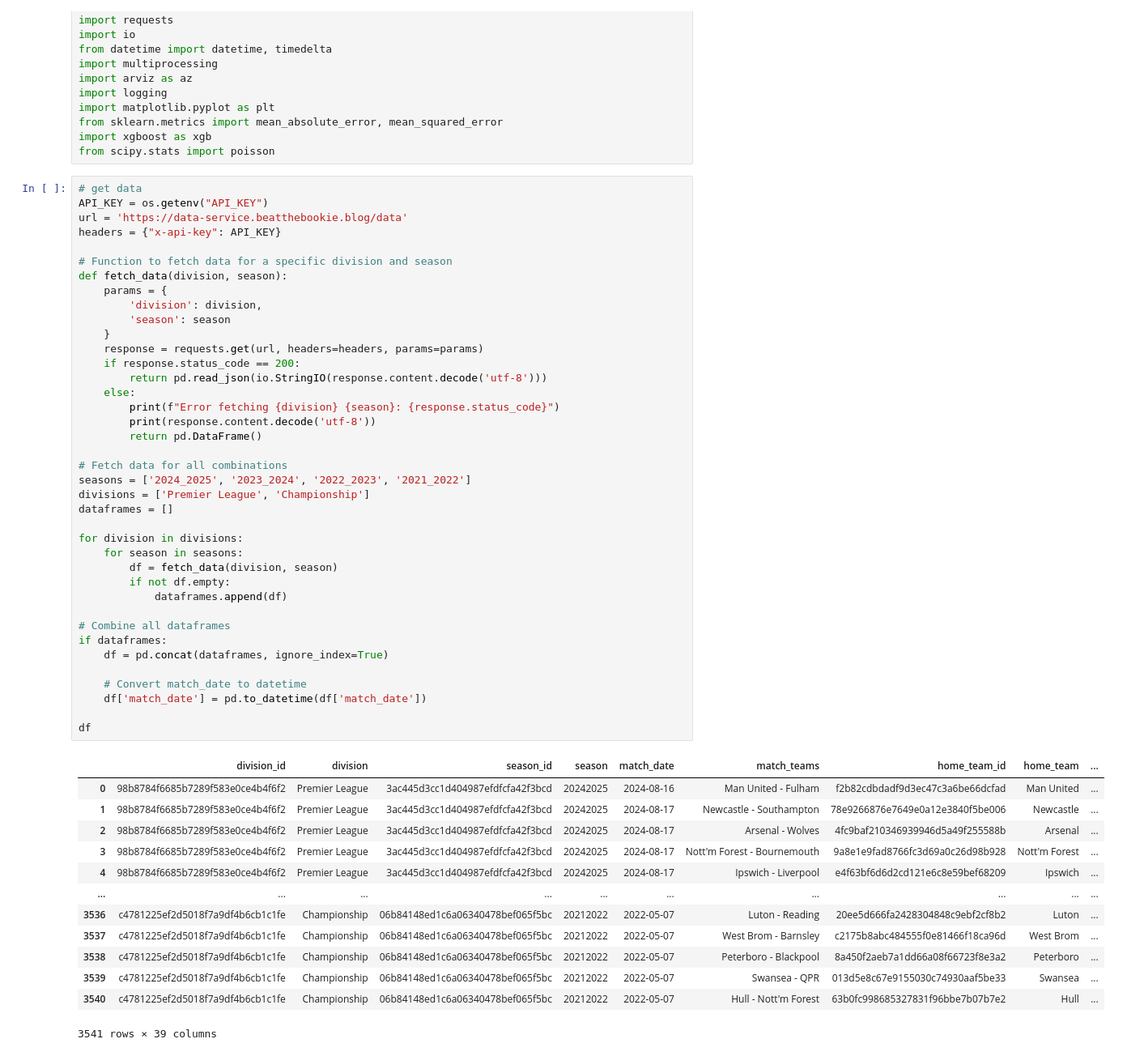
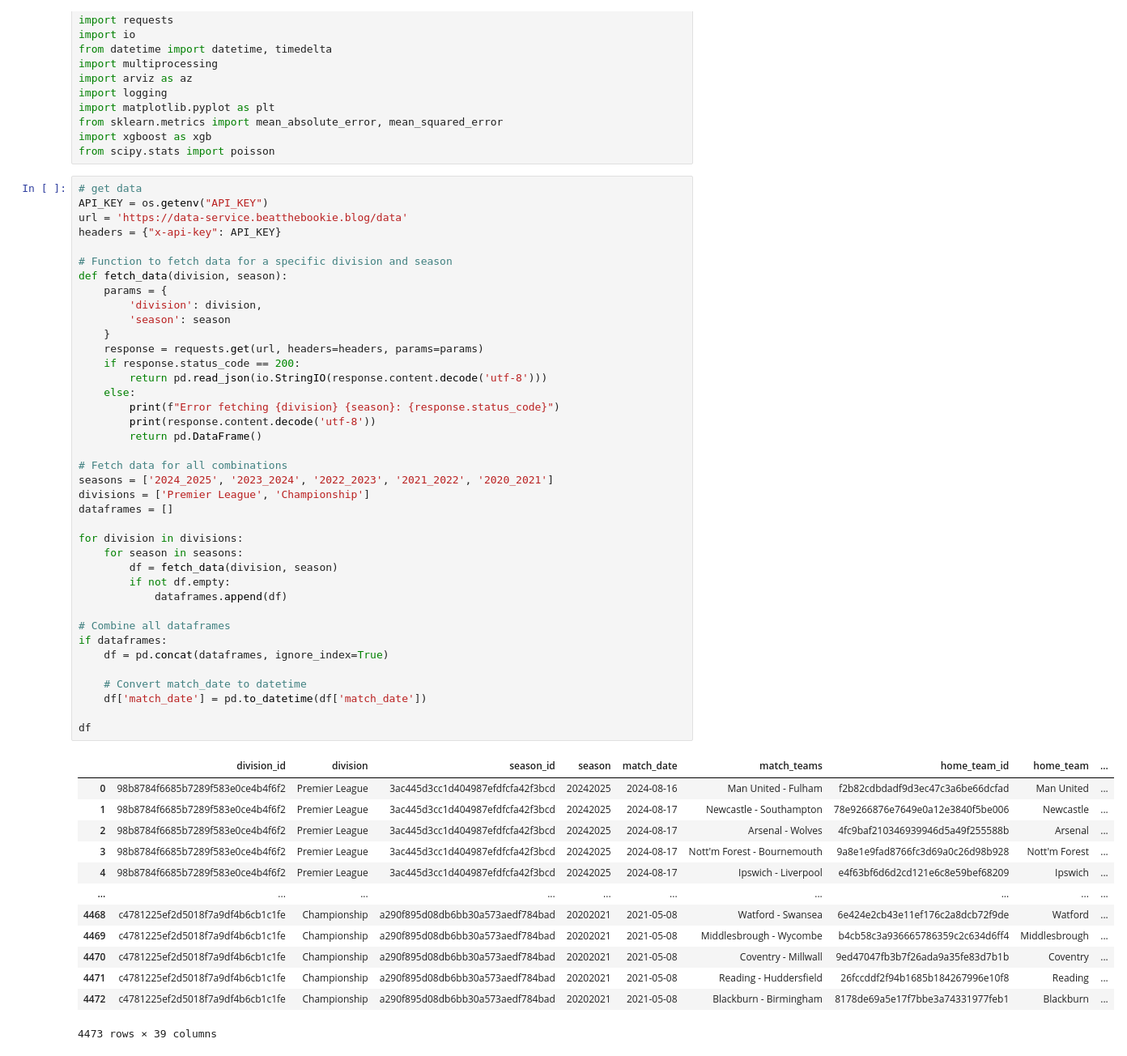
Before and after one commit to louis-porter/team-eval, a Jupyter notebook: ml/xgboost_model.ipynb, the cells around one changed output. Shown at 81% size. Drawn from its saved outputs; the diff is of its cells as text.

```diff
--- a/ml/xgboost_model.ipynb
+++ b/ml/xgboost_model.ipynb
@@ -31,40 +31,40 @@ def fetch_data(division, season):
         print(f"Error fetching {division} {season}: {response.status_code}")
         print(response.content.decode('utf-8'))
         return pd.DataFrame()
 
 # Fetch data for all combinations
-seasons = ['2024_2025', '2023_2024', '2022_2023', '2021_2022']
+seasons = ['2024_2025', '2023_2024', '2022_2023', '2021_2022', '2020_2021']
 divisions = ['Premier League', 'Championship']
 dataframes = []
 
 for division in divisions:
     for season in seasons:
         df = fetch_data(division, season)
         if not df.empty:
             dataframes.append(df)
 
 # Combine all dataframes
 if dataframes:
     df = pd.concat(dataframes, ignore_index=True)
 
     # Convert match_date to datetime
     df['match_date'] = pd.to_datetime(df['match_date'])
 
 df
 # %% [output]
 |  | division_id | division | season_id | season | match_date | match_teams | home_team_id | home_team | ... |
 | 0 | 98b8784f6685b7289f583e0ce4b4f6f2 | Premier League | 3ac445d3cc1d404987efdfcfa42f3bcd | 20242025 | 2024-08-16 | Man United - Fulham | f2b82cdbdadf9d3ec47c3a6be66dcfad | Man United | ... |
 | 1 | 98b8784f6685b7289f583e0ce4b4f6f2 | Premier League | 3ac445d3cc1d404987efdfcfa42f3bcd | 20242025 | 2024-08-17 | Newcastle - Southampton | 78e9266876e7649e0a12e3840f5be006 | Newcastle | ... |
 | 2 | 98b8784f6685b7289f583e0ce4b4f6f2 | Premier League | 3ac445d3cc1d404987efdfcfa42f3bcd | 20242025 | 2024-08-17 | Arsenal - Wolves | 4fc9baf210346939946d5a49f255588b | Arsenal | ... |
 | 3 | 98b8784f6685b7289f583e0ce4b4f6f2 | Premier League | 3ac445d3cc1d404987efdfcfa42f3bcd | 20242025 | 2024-08-17 | Nott'm Forest - Bournemouth | 9a8e1e9fad8766fc3d69a0c26d98b928 | Nott'm Forest | ... |
 | 4 | 98b8784f6685b7289f583e0ce4b4f6f2 | Premier League | 3ac445d3cc1d404987efdfcfa42f3bcd | 20242025 | 2024-08-17 | Ipswich - Liverpool | e4f63bf6d6d2cd121e6c8e59bef68209 | Ipswich | ... |
 | ... | ... | ... | ... | ... | ... | ... | ... | ... | ... |
-| 3536 | c4781225ef2d5018f7a9df4b6cb1c1fe | Championship | 06b84148ed1c6a06340478bef065f5bc | 20212022 | 2022-05-07 | Luton - Reading | 20ee5d666fa2428304848c9ebf2cf8b2 | Luton | ... |
-| 3537 | c4781225ef2d5018f7a9df4b6cb1c1fe | Championship | 06b84148ed1c6a06340478bef065f5bc | 20212022 | 2022-05-07 | West Brom - Barnsley | c2175b8abc484555f0e81466f18ca96d | West Brom | ... |
-| 3538 | c4781225ef2d5018f7a9df4b6cb1c1fe | Championship | 06b84148ed1c6a06340478bef065f5bc | 20212022 | 2022-05-07 | Peterboro - Blackpool | 8a450f2aeb7a1dd66a08f66723f8e3a2 | Peterboro | ... |
-| 3539 | c4781225ef2d5018f7a9df4b6cb1c1fe | Championship | 06b84148ed1c6a06340478bef065f5bc | 20212022 | 2022-05-07 | Swansea - QPR | 013d5e8c67e9155030c74930aaf5be33 | Swansea | ... |
-| 3540 | c4781225ef2d5018f7a9df4b6cb1c1fe | Championship | 06b84148ed1c6a06340478bef065f5bc | 20212022 | 2022-05-07 | Hull - Nott'm Forest | 63b0fc998685327831f96bbe7b07b7e2 | Hull | ... |
+| 4468 | c4781225ef2d5018f7a9df4b6cb1c1fe | Championship | a290f895d08db6bb30a573aedf784bad | 20202021 | 2021-05-08 | Watford - Swansea | 6e424e2cb43e11ef176c2a8dcb72f9de | Watford | ... |
+| 4469 | c4781225ef2d5018f7a9df4b6cb1c1fe | Championship | a290f895d08db6bb30a573aedf784bad | 20202021 | 2021-05-08 | Middlesbrough - Wycombe | b4cb58c3a936665786359c2c634d6ff4 | Middlesbrough | ... |
+| 4470 | c4781225ef2d5018f7a9df4b6cb1c1fe | Championship | a290f895d08db6bb30a573aedf784bad | 20202021 | 2021-05-08 | Coventry - Millwall | 9ed47047fb3b7f26ada9a35fe83d7b1b | Coventry | ... |
+| 4471 | c4781225ef2d5018f7a9df4b6cb1c1fe | Championship | a290f895d08db6bb30a573aedf784bad | 20202021 | 2021-05-08 | Reading - Huddersfield | 26fccddf2f94b1685b184267996e10f8 | Reading | ... |
+| 4472 | c4781225ef2d5018f7a9df4b6cb1c1fe | Championship | a290f895d08db6bb30a573aedf784bad | 20202021 | 2021-05-08 | Blackburn - Birmingham | 8178de69a5e17f7bbe3a74331977feb1 | Blackburn | ... |
-3541 rows × 39 columns
+4473 rows × 39 columns
 # %%
 # Separates out the home vs away and allows every team to have an individual row of data. Allows us to feature engineer home effect easier.
 home_df = df[["division", "season", "match_date",
```
Also changed, not shown: parts of 8 cells of this notebook, 6 other files.
